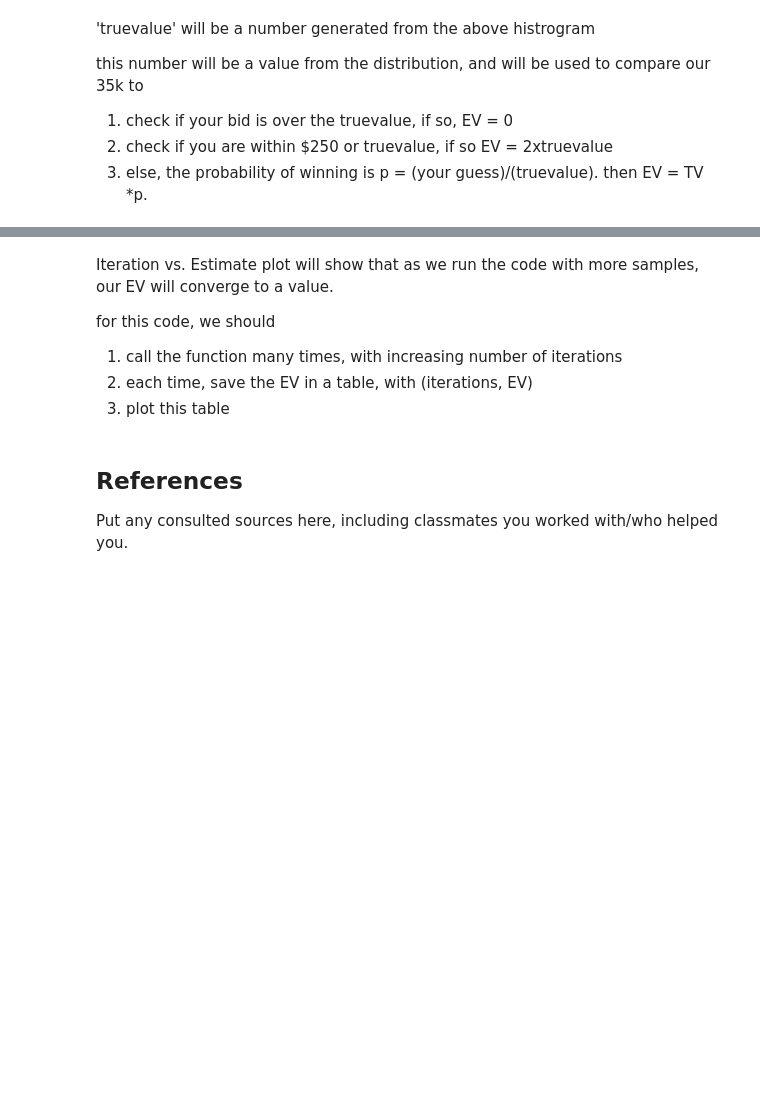
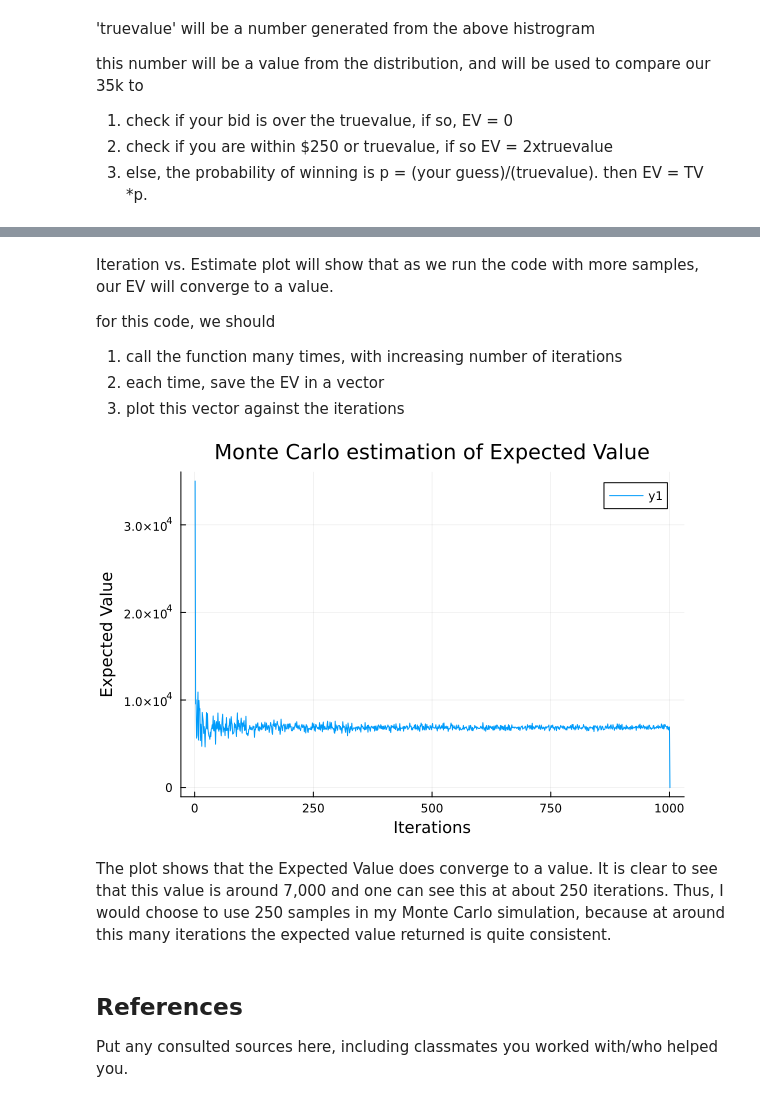
Before and after one commit to BEE4750-FA24/lab2-TismarkBoham, a Jupyter notebook: lab02.ipynb, the cells around one changed output, grey strips where cells are left out. Cells and saved outputs as stored; diff of their text form; code cells hidden in the pictures; blank space fills up the shorter version.

```diff
--- a/lab02.ipynb
+++ b/lab02.ipynb
@@ -246,51 +230,53 @@ Iteration vs. Estimate plot will show that as we run the code with more samples,
 
 for this code, we should
 1. call the function many times, with increasing number of iterations
-2. each time, save the EV in a table, with (iterations, EV)
-3. plot this table
+2. each time, save the EV in a vector
+3. plot this vector against the iterations
 # %%
 # lets write a function that will run our monte carlo for the given conditions
 function priceRightMonteCarlo(samples,priceGuess)
     sum = 0;
+    a = 1;
+    counterVector = zeros(100);
+    xAxisVector = zeros(100);
     #loop through to do a monte carlo with 'samples' number of trials
     for i = 1:samples
         # we want to make the random value, calling it showcase sample
         showcase_dist = truncated(Normal(31000, 4500), lower=5000, upper=42000);
         showcase_sample = rand(showcase_dist)
 
         #now compare our value to this sample using the assumptions above
         diff = (showcase_sample - priceGuess);
         if priceGuess > showcase_sample
             EV = 0;
         elseif diff < 250
             EV = showcase_sample * 2;
         else
             p = (priceGuess/showcase_sample);
             EV = p*showcase_sample;
         end
     #Add up all the EVs, and we will take an average to get out average winnings
     sum = sum+EV;
     end
     expectedValue = (sum/samples);
-    return expectedValue
 end
 
-#PLOT
-#start with a loop, initialize the
-toPlot = zeros(101,2)
-pguess = 35000
-for j = 1:100:10000
-#a will be the counter to fill in the matrix
-    a = 1
-#run the monte carlo with j iterations
-    x = priceRightMonteCarlo(j,pguess);
-#fill in the matrix for plotting later
-    toPlot[a,1] = x;
-    toPlot[a,2] = j;
+#plot iterations on the x axis and ev on the y axis.
+yvec = zeros(1001);
+xAxis = 1:1001
+a = 1;
+for j = 1:10:10000
+    ev = priceRightMonteCarlo(j,35000);
+    yvec[a] = ev;
+
     a = a+1;
 end
 
-plot
+plot(xAxis,yvec,xlabel = "Iterations",ylabel = "Expected Value",title = "Monte Carlo estimation of Expected Value")
+# %% [output]
+[figure, added]
+# %% [markdown]
+The plot shows that the Expected Value does converge to a value. It is clear to see that this value is around 7,000 and one can see this at about 250 iterations. Thus, I would choose to use 250 samples in my Monte Carlo simulation, because at around this many iterations the expected value returned is quite consistent.
 # %% [markdown]
 ## References
 
```
Also changed, not shown: parts of 3 cells of this notebook.
